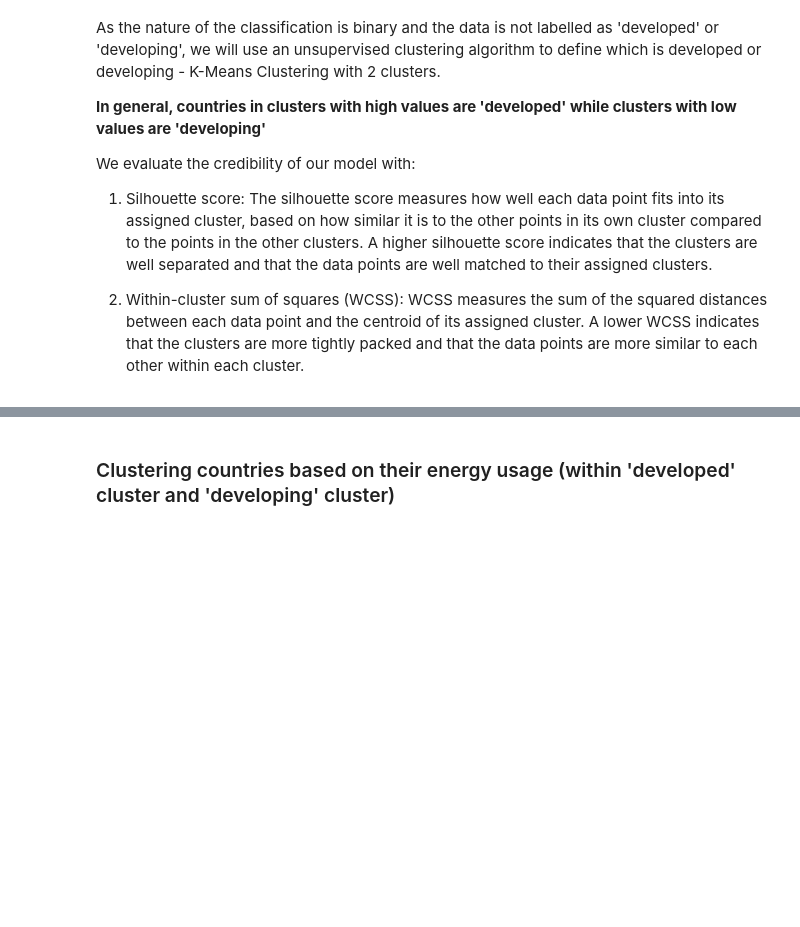
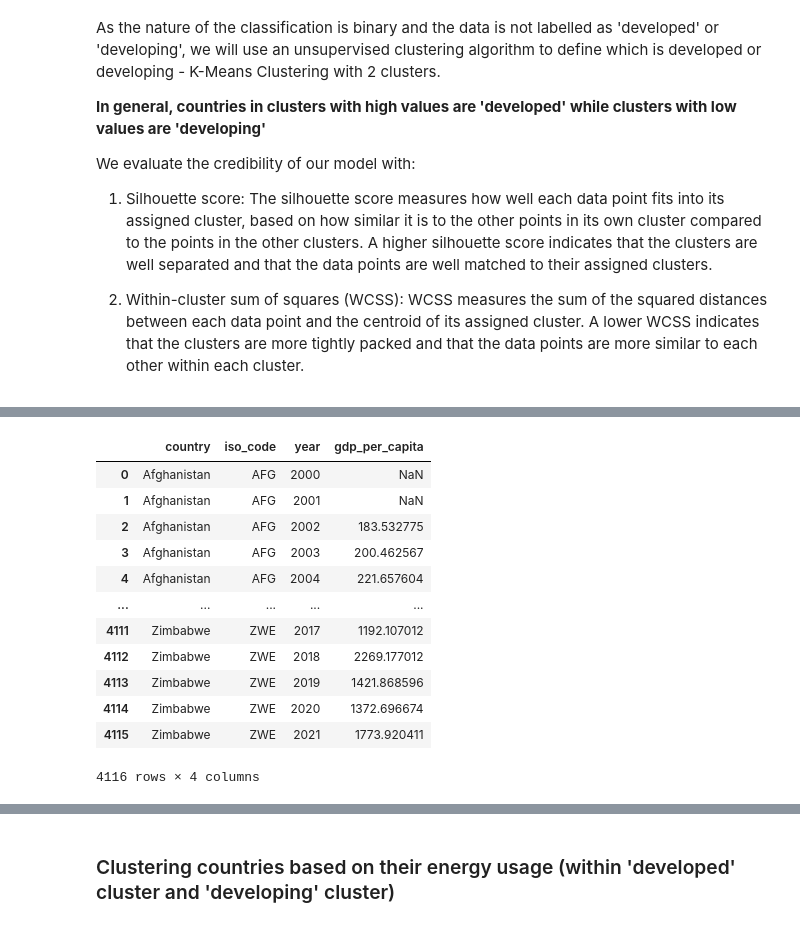
Before and after one commit to boon-keng/mini-project, a Jupyter notebook: EDA.ipynb, the cells around one changed output, grey strips where cells are left out. Saved outputs shown, nothing was run; the diff lists cells and outputs as text; code cells hidden in the pictures; blank space fills up the shorter version.

```diff
--- a/EDA.ipynb
+++ b/EDA.ipynb
@@ -379,0 +349,3 @@ We evaluate the credibility of our model with:
+# %%
+original_df = country_data[['country', 'iso_code','year']]
+original_df.head()
@@ -379,0 +387,17 @@ We evaluate the credibility of our model with:
+# %%
+merged_df = pd.merge(original_df, gdppc_data_melted, on=['iso_code', 'year'], how='left')
+merged_df
+# %% [output]
+|  | country | iso_code | year | gdp_per_capita |
+| 0 | Afghanistan | AFG | 2000 | NaN |
+| 1 | Afghanistan | AFG | 2001 | NaN |
+| 2 | Afghanistan | AFG | 2002 | 183.532775 |
+| 3 | Afghanistan | AFG | 2003 | 200.462567 |
+| 4 | Afghanistan | AFG | 2004 | 221.657604 |
+| ... | ... | ... | ... | ... |
+| 4111 | Zimbabwe | ZWE | 2017 | 1192.107012 |
+| 4112 | Zimbabwe | ZWE | 2018 | 2269.177012 |
+| 4113 | Zimbabwe | ZWE | 2019 | 1421.868596 |
+| 4114 | Zimbabwe | ZWE | 2020 | 1372.696674 |
+| 4115 | Zimbabwe | ZWE | 2021 | 1773.920411 |
+4116 rows × 4 columns
```
Also changed, not shown: parts of 24 cells of this notebook, 4 other files.
